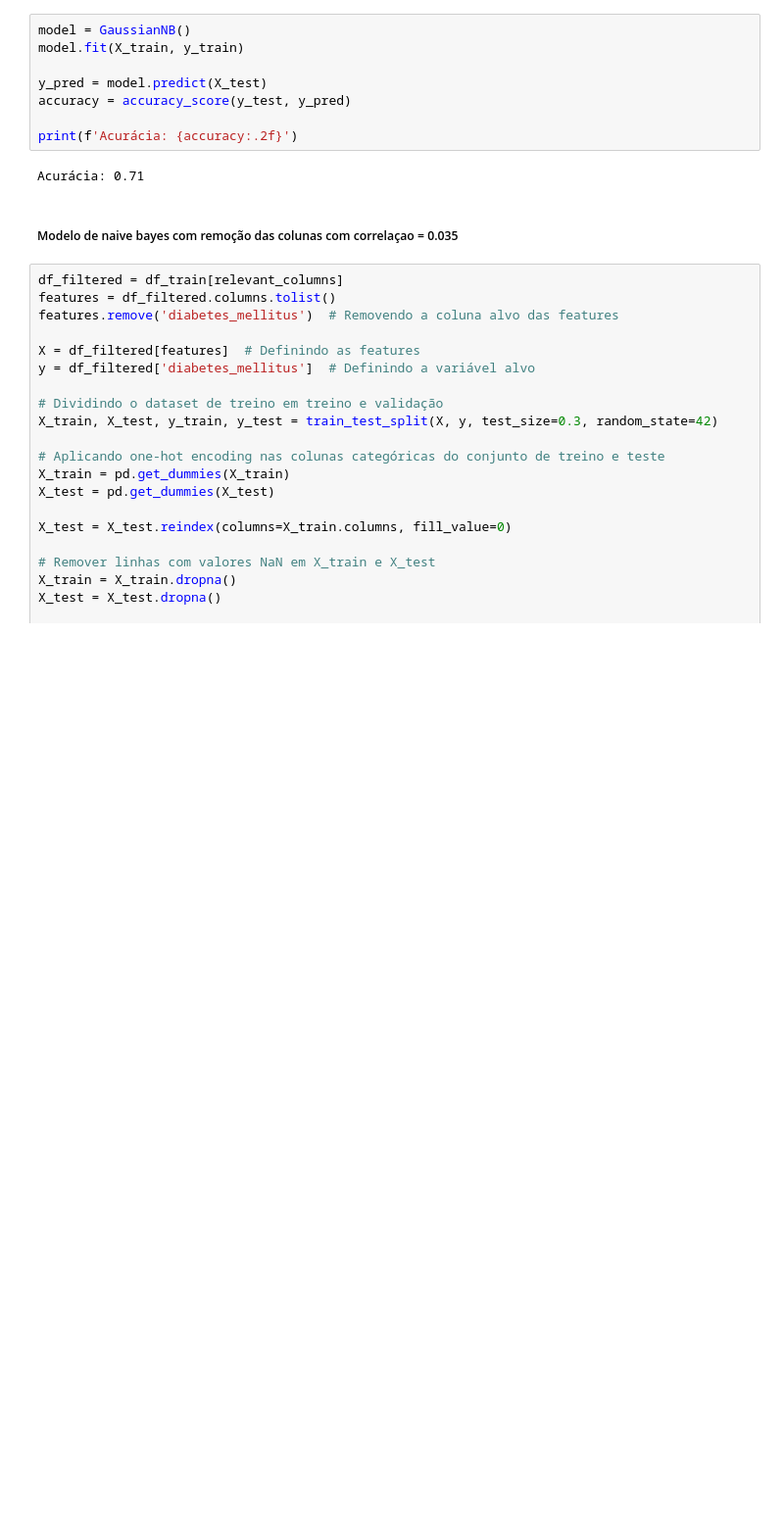
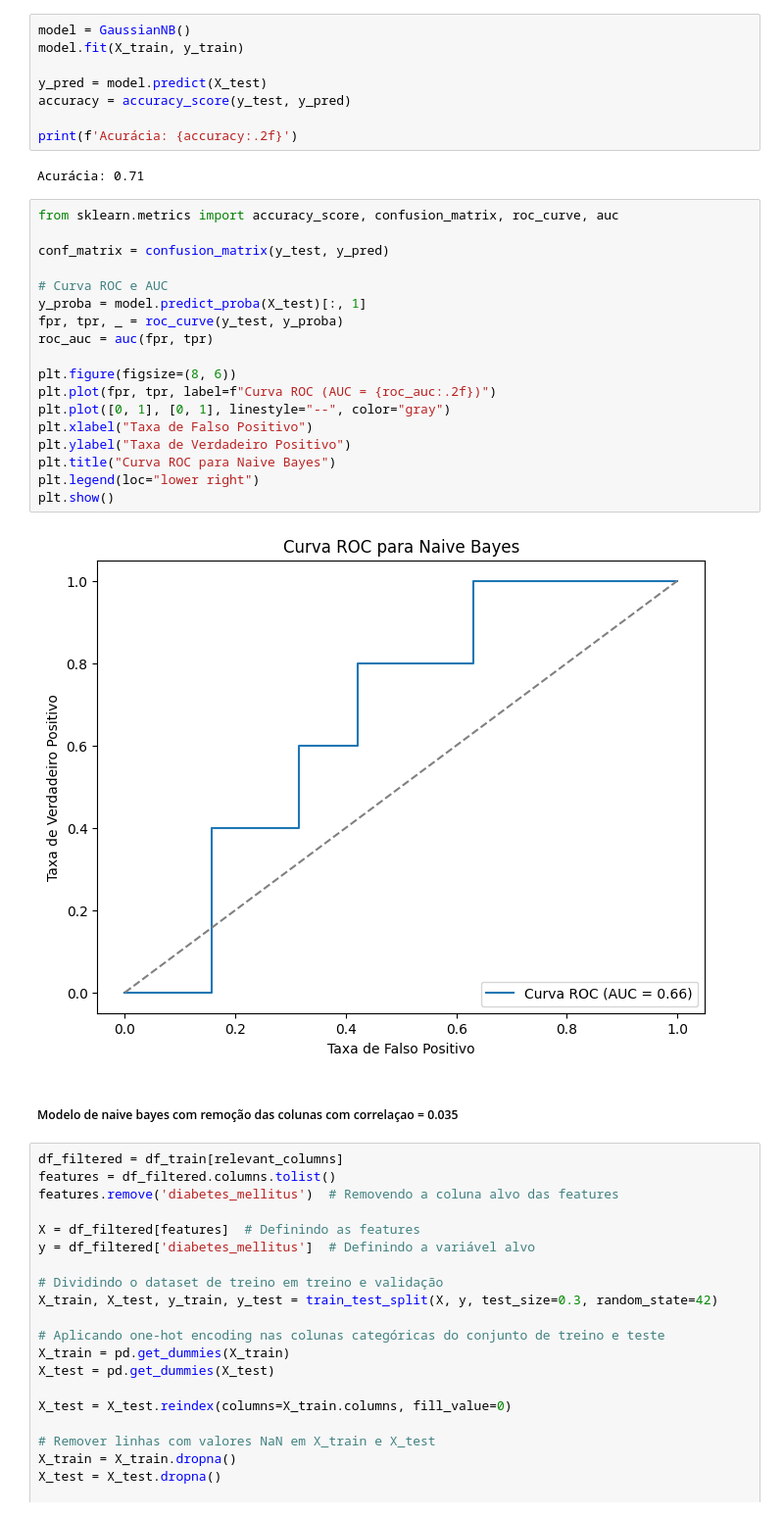
Before and after one commit to pedroogaab/Reconhecimento-de-padroes, a Jupyter notebook: classification.ipynb, the cells around one changed output. Shown at 98% size. Saved outputs shown, nothing was run; the diff lists cells and outputs as text; blank space fills up the shorter version.

```diff
--- a/classification.ipynb
+++ b/classification.ipynb
@@ -806,6 +836,26 @@ accuracy = accuracy_score(y_test, y_pred)
 print(f'Acurácia: {accuracy:.2f}')
 # %% [output]
 Acurácia: 0.71
+# %%
+from sklearn.metrics import accuracy_score, confusion_matrix, roc_curve, auc
+
+conf_matrix = confusion_matrix(y_test, y_pred)
+
+# Curva ROC e AUC
+y_proba = model.predict_proba(X_test)[:, 1]
+fpr, tpr, _ = roc_curve(y_test, y_proba)
+roc_auc = auc(fpr, tpr)
+
+plt.figure(figsize=(8, 6))
+plt.plot(fpr, tpr, label=f"Curva ROC (AUC = {roc_auc:.2f})")
+plt.plot([0, 1], [0, 1], linestyle="--", color="gray")
+plt.xlabel("Taxa de Falso Positivo")
+plt.ylabel("Taxa de Verdadeiro Positivo")
+plt.title("Curva ROC para Naive Bayes")
+plt.legend(loc="lower right")
+plt.show()
+# %% [output]
+[figure, added]
 # %% [markdown]
 ##### Modelo de naive bayes com remoção das colunas com correlaçao = 0.035
 # %%
```
Also changed, not shown: parts of 14 cells of this notebook.
